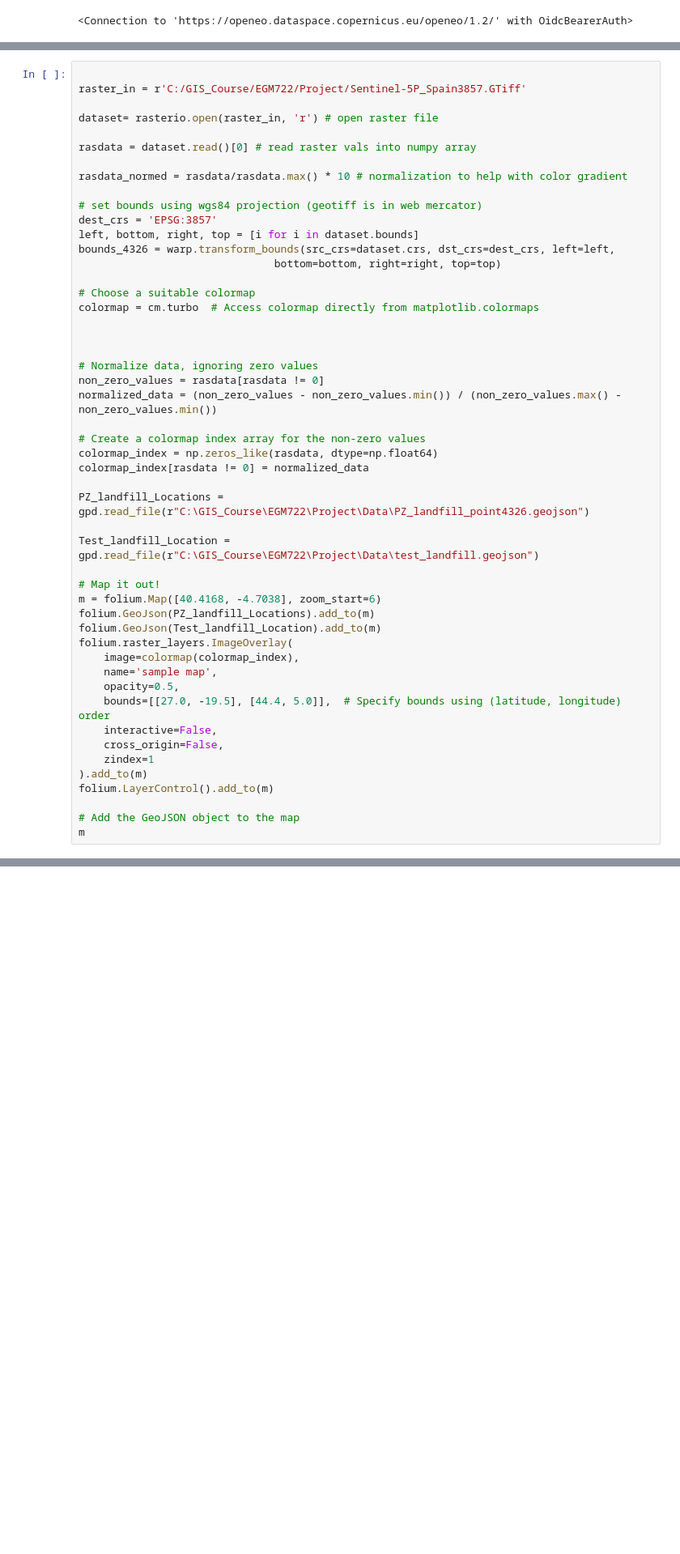
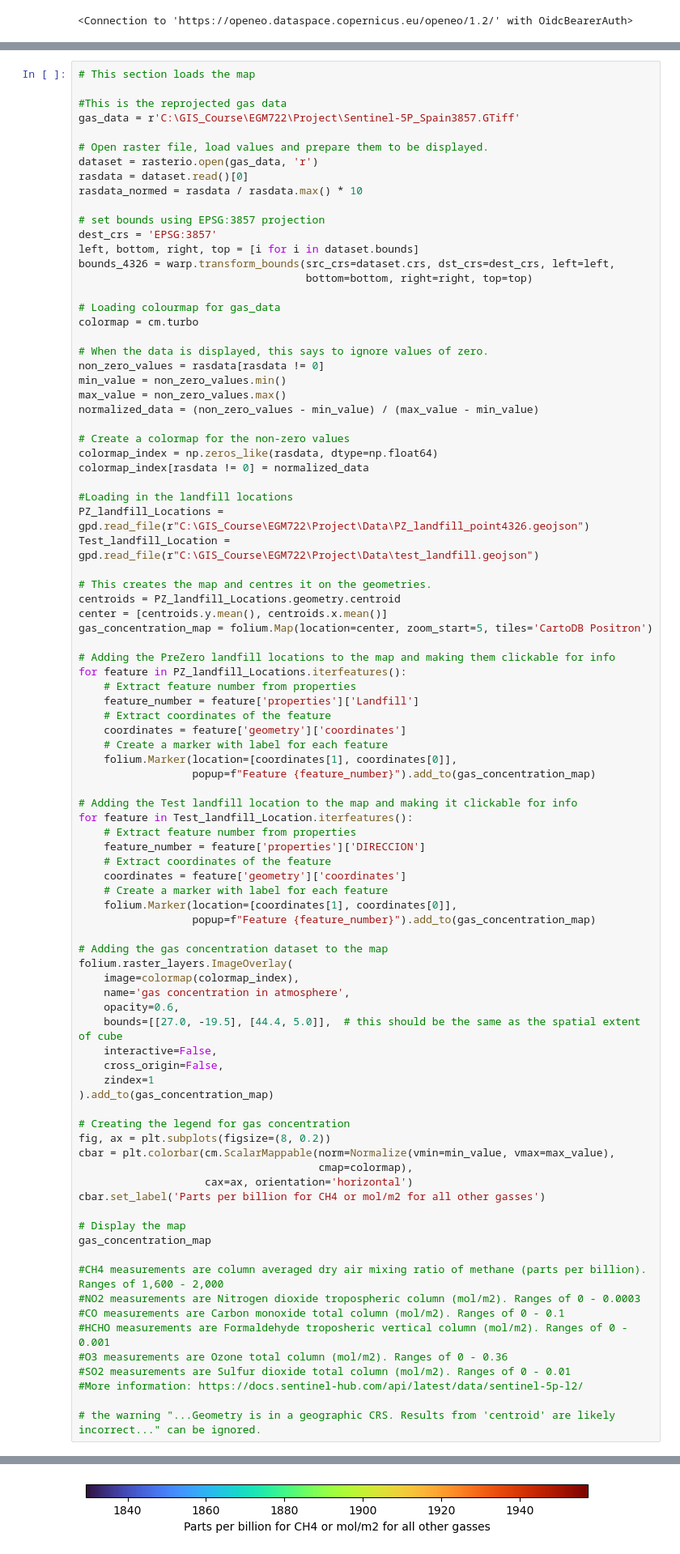
Before and after one commit to zelcon01/Landfill_Atmospheric_Gas_Monitor_Tools, a Jupyter notebook: Sentinel 5 CH4 Map.ipynb, the cells around one changed output, grey strips where cells are left out. Shown at 81% size. Cells and saved outputs as stored; diff of their text form; blank space fills up the shorter version.

```diff
--- a/Sentinel 5 CH4 Map.ipynb
+++ b/Sentinel 5 CH4 Map.ipynb
@@ -79,53 +71,92 @@ with rasterio.open('Sentinel-5P_Spain.GTiff') as src:
                 dst_crs=dst_crs,
                 resampling=rasterio.warp.Resampling.nearest)
 # %%
+# This section loads the map
 
-raster_in = r'C:/GIS_Course/EGM722/Project/Sentinel-5P_Spain3857.GTiff'
+#This is the reprojected gas data
+gas_data = r'C:\GIS_Course\EGM722\Project\Sentinel-5P_Spain3857.GTiff'
 
-dataset= rasterio.open(raster_in, 'r') # open raster file
+# Open raster file, load values and prepare them to be displayed.
+dataset = rasterio.open(gas_data, 'r')
+rasdata = dataset.read()[0]
+rasdata_normed = rasdata / rasdata.max() * 10
 
-rasdata = dataset.read()[0] # read raster vals into numpy array
-
-rasdata_normed = rasdata/rasdata.max() * 10 # normalization to help with color gradient
-
-# set bounds using wgs84 projection (geotiff is in web mercator)
+# set bounds using EPSG:3857 projection
 dest_crs = 'EPSG:3857'
 left, bottom, right, top = [i for i in dataset.bounds]
 bounds_4326 = warp.transform_bounds(src_crs=dataset.crs, dst_crs=dest_crs, left=left,
-                               bottom=bottom, right=right, top=top)
+                                    bottom=bottom, right=right, top=top)
 
-# Choose a suitable colormap
-colormap = cm.turbo  # Access colormap directly from matplotlib.colormaps
+# Loading colourmap for gas_data
+colormap = cm.turbo
 
+# When the data is displayed, this says to ignore values of zero.
+non_zero_values = rasdata[rasdata != 0]
+min_value = non_zero_values.min()
+max_value = non_zero_values.max()
+normalized_data = (non_zero_values - min_value) / (max_value - min_value)
 
-
-# Normalize data, ignoring zero values
-non_zero_values = rasdata[rasdata != 0]
-normalized_data = (non_zero_values - non_zero_values.min()) / (non_zero_values.max() - non_zero_values.min())
-
-# Create a colormap index array for the non-zero values
+# Create a colormap for the non-zero values
 colormap_index = np.zeros_like(rasdata, dtype=np.float64)
 colormap_index[rasdata != 0] = normalized_data
 
+#Loading in the landfill locations
 PZ_landfill_Locations = gpd.read_file(r"C:\GIS_Course\EGM722\Project\Data\PZ_landfill_point4326.geojson")
-
 Test_landfill_Location = gpd.read_file(r"C:\GIS_Course\EGM722\Project\Data\test_landfill.geojson")
 
-# Map it out!
-m = folium.Map([40.4168, -4.7038], zoom_start=6)
-folium.GeoJson(PZ_landfill_Locations).add_to(m)
-folium.GeoJson(Test_landfill_Location).add_to(m)
+# This creates the map and centres it on the geometries.
+centroids = PZ_landfill_Locations.geometry.centroid
+center = [centroids.y.mean(), centroids.x.mean()]
+gas_concentration_map = folium.Map(location=center, zoom_start=5, tiles='CartoDB Positron')
+
+# Adding the PreZero landfill locations to the map and making them clickable for info
+for feature in PZ_landfill_Locations.iterfeatures():
+    # Extract feature number from properties
+    feature_number = feature['properties']['Landfill']
+    # Extract coordinates of the feature
+    coordinates = feature['geometry']['coordinates']
+    # Create a marker with label for each feature
+    folium.Marker(location=[coordinates[1], coordinates[0]],
+                  popup=f"Feature {feature_number}").add_to(gas_concentration_map)
+
+# Adding the Test landfill location to the map and making it clickable for info
+for feature in Test_landfill_Location.iterfeatures():
+    # Extract feature number from properties
+    feature_number = feature['properties']['DIRECCION']
+    # Extract coordinates of the feature
+    coordinates = feature['geometry']['coordinates']
+    # Create a marker with label for each feature
+    folium.Marker(location=[coordinates[1], coordinates[0]],
+                  popup=f"Feature {feature_number}").add_to(gas_concentration_map)
+
+# Adding the gas concentration dataset to the map
 folium.raster_layers.ImageOverlay(
     image=colormap(colormap_index),
-    name='sample map',
-    opacity=0.5,
-    bounds=[[27.0, -19.5], [44.4, 5.0]],  # Specify bounds using (latitude, longitude) order
+    name='gas concentration in atmosphere',
+    opacity=0.6,
+    bounds=[[27.0, -19.5], [44.4, 5.0]],  # this should be the same as the spatial extent of cube
     interactive=False,
     cross_origin=False,
     zindex=1
-).add_to(m)
-folium.LayerControl().add_to(m)
+).add_to(gas_concentration_map)
 
-# Add the GeoJSON object to the map
-m
+# Creating the legend for gas concentration
+fig, ax = plt.subplots(figsize=(8, 0.2))
+cbar = plt.colorbar(cm.ScalarMappable(norm=Normalize(vmin=min_value, vmax=max_value),
+                                      cmap=colormap),
+                    cax=ax, orientation='horizontal')
+cbar.set_label('Parts per billion for CH4 or mol/m2 for all other gasses')
+
+# Display the map
+gas_concentration_map
+
+#CH4 measurements are column averaged dry air mixing ratio of methane (parts per billion). Ranges of 1,600 - 2,000
+#NO2 measurements are Nitrogen dioxide tropospheric column (mol/m2). Ranges of 0 - 0.0003
+#CO measurements are Carbon monoxide total column (mol/m2). Ranges of 0 - 0.1
+#HCHO measurements are Formaldehyde troposheric vertical column (mol/m2). Ranges of 0 - 0.001
+#O3 measurements are Ozone total column (mol/m2). Ranges of 0 - 0.36
+#SO2 measurements are Sulfur dioxide total column (mol/m2). Ranges of 0 - 0.01
+#More information: https://docs.sentinel-hub.com/api/latest/data/sentinel-5p-l2/
+
+# the warning "...Geometry is in a geographic CRS. Results from 'centroid' are likely incorrect..." can be ignored.
 # %% [output]
@@ -132 +164,2 @@ m
 [interactive output not drawn]
+[figure, added]
```
Also changed, not shown: parts of 6 cells of this notebook, 1 other file.
